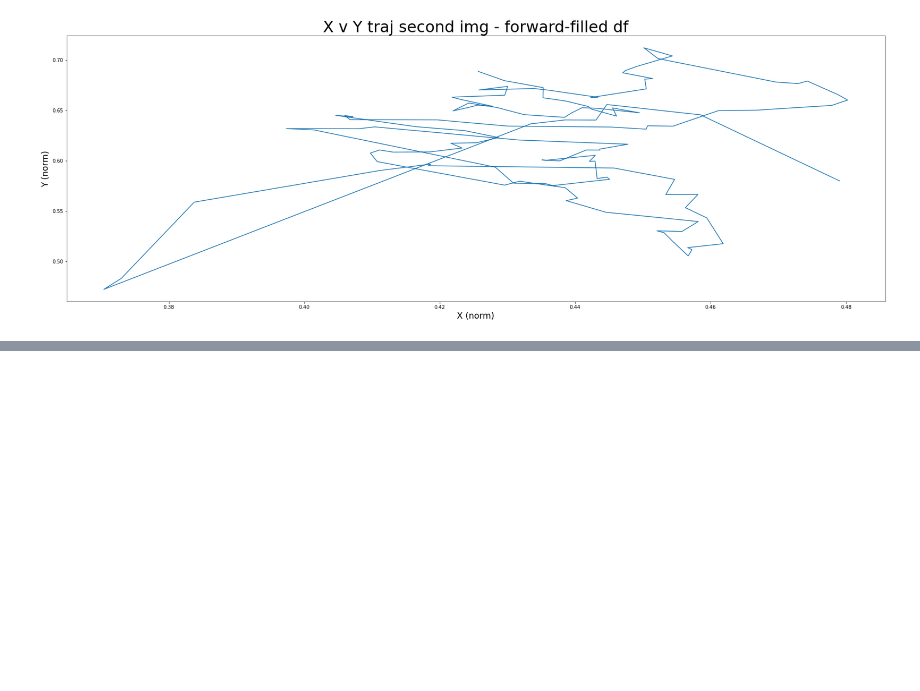
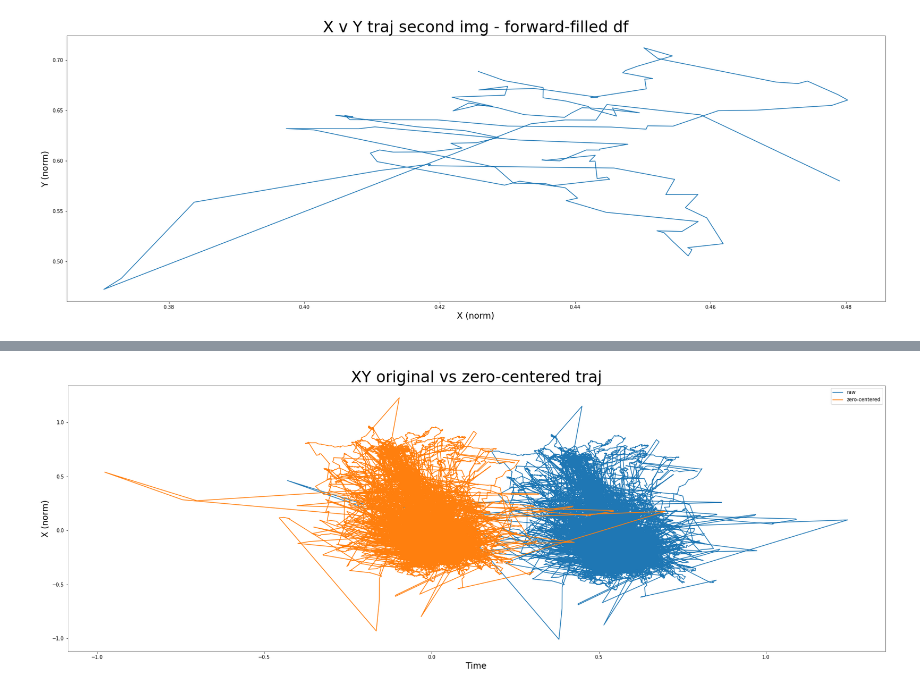
Before and after one commit to ren-e1011/driftmi, a Jupyter notebook: MINEBox.ipynb, the cells around one changed output, grey strips where cells are left out. Cells and saved outputs as stored; diff of their text form; code cells hidden in the pictures; blank space fills up the shorter version.

```diff
--- a/MINEBox.ipynb
+++ b/MINEBox.ipynb
@@ -574,0 +686,12 @@ plt.show()
+# %%
+fig, ax = plt.subplots(figsize=(30,10))
+ax.plot(ar_gaze_df['norm_pos_x'],ar_gaze_df['norm_pos_y'])
+ax.plot(zero_center(ar_gaze_df['norm_pos_x']),zero_center(ar_gaze_df['norm_pos_y']))
+plt.xlabel('Time',fontsize='xx-large')
+plt.ylabel('X (norm)',fontsize='xx-large')
+plt.title('XY original vs zero-centered traj',fontsize=32)
+ax.legend(['raw','zero-centered'])
+plt.tick_params()
+plt.show()
+# %% [output]
+[figure, added]
```
Also changed, not shown: parts of 45 cells of this notebook.
